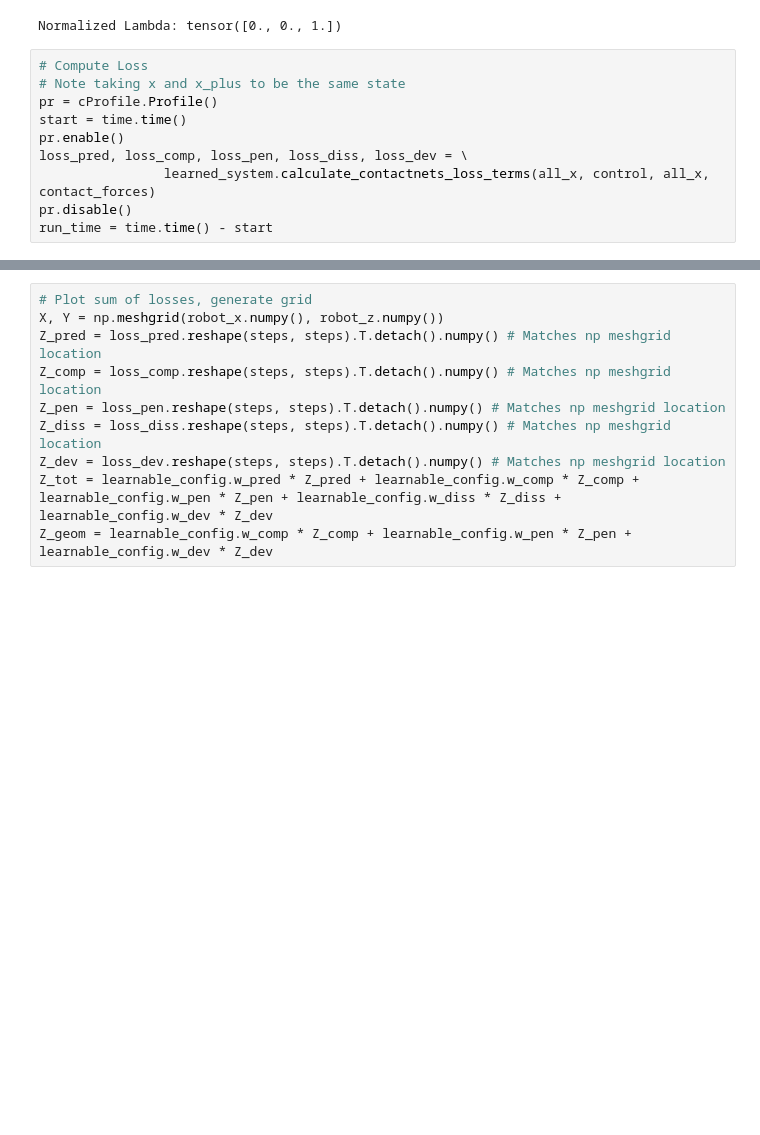
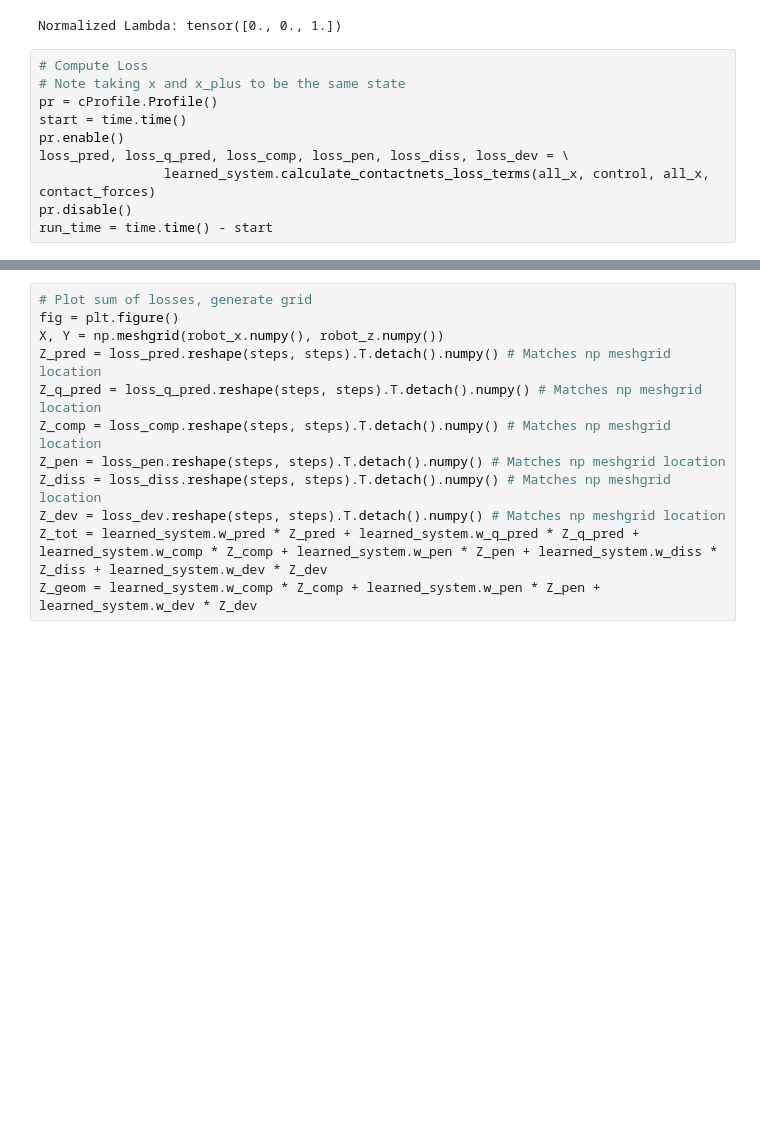
Before and after one commit to DAIRLab/dair_pll, a Jupyter notebook: examples/plot_loss.ipynb, the cells around one changed output, grey strips where cells are left out. Drawn from its saved outputs; the diff is of its cells as text; blank space fills up the shorter version.

```diff
--- a/examples/plot_loss.ipynb
+++ b/examples/plot_loss.ipynb
@@ -95,7 +69,7 @@ Normalized Lambda: tensor([0., 0., 1.])
 pr = cProfile.Profile()
 start = time.time()
 pr.enable()
-loss_pred, loss_comp, loss_pen, loss_diss, loss_dev = \
+loss_pred, loss_q_pred, loss_comp, loss_pen, loss_diss, loss_dev = \
                 learned_system.calculate_contactnets_loss_terms(all_x, control, all_x, contact_forces)
 pr.disable()
 run_time = time.time() - start
@@ -116,13 +86,17 @@ Total Run Time: 12.707051515579224s (0.0012707051515579223s per calc)
 # %%
 # Plot sum of losses, generate grid
+fig = plt.figure()
 X, Y = np.meshgrid(robot_x.numpy(), robot_z.numpy())
 Z_pred = loss_pred.reshape(steps, steps).T.detach().numpy() # Matches np meshgrid location
+Z_q_pred = loss_q_pred.reshape(steps, steps).T.detach().numpy() # Matches np meshgrid location
 Z_comp = loss_comp.reshape(steps, steps).T.detach().numpy() # Matches np meshgrid location
 Z_pen = loss_pen.reshape(steps, steps).T.detach().numpy() # Matches np meshgrid location
 Z_diss = loss_diss.reshape(steps, steps).T.detach().numpy() # Matches np meshgrid location
 Z_dev = loss_dev.reshape(steps, steps).T.detach().numpy() # Matches np meshgrid location
-Z_tot = learnable_config.w_pred * Z_pred + learnable_config.w_comp * Z_comp + learnable_config.w_pen * Z_pen + learnable_config.w_diss * Z_diss + learnable_config.w_dev * Z_dev
-Z_geom = learnable_config.w_comp * Z_comp + learnable_config.w_pen * Z_pen + learnable_config.w_dev * Z_dev
+Z_tot = learned_system.w_pred * Z_pred + learned_system.w_q_pred * Z_q_pred + learned_system.w_comp * Z_comp + learned_system.w_pen * Z_pen + learned_system.w_diss * Z_diss + learned_system.w_dev * Z_dev
+Z_geom = learned_system.w_comp * Z_comp + learned_system.w_pen * Z_pen + learned_system.w_dev * Z_dev
+# %% [output]
+[figure, added]
 # %%
 # Actual Plotting
 fig.clear()
```
Also changed, not shown: parts of 9 cells of this notebook, 2 other files.
